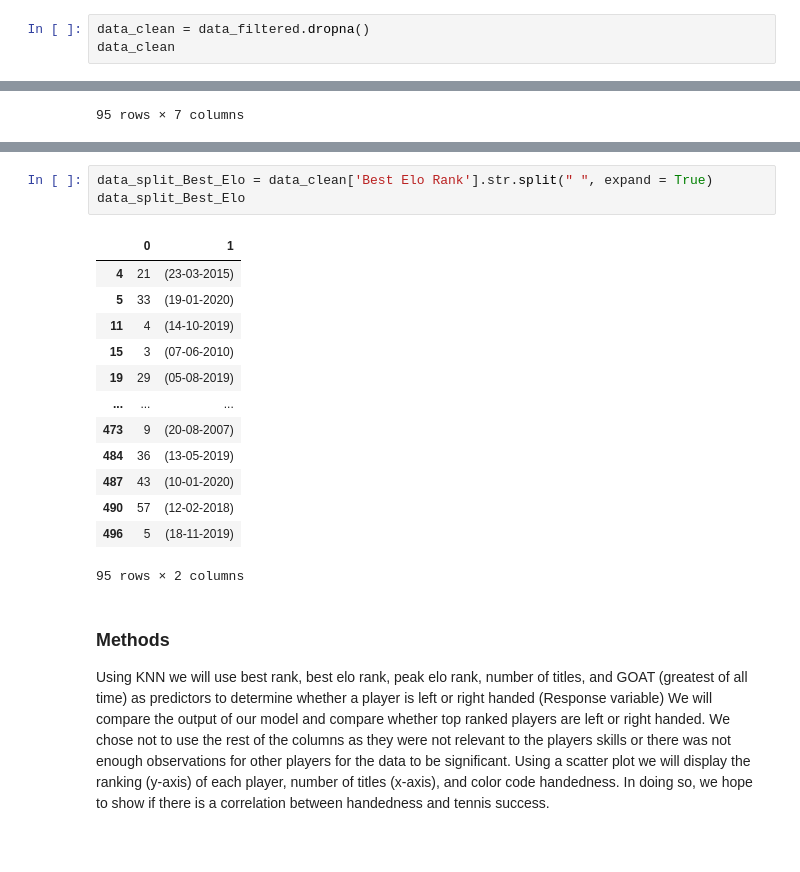
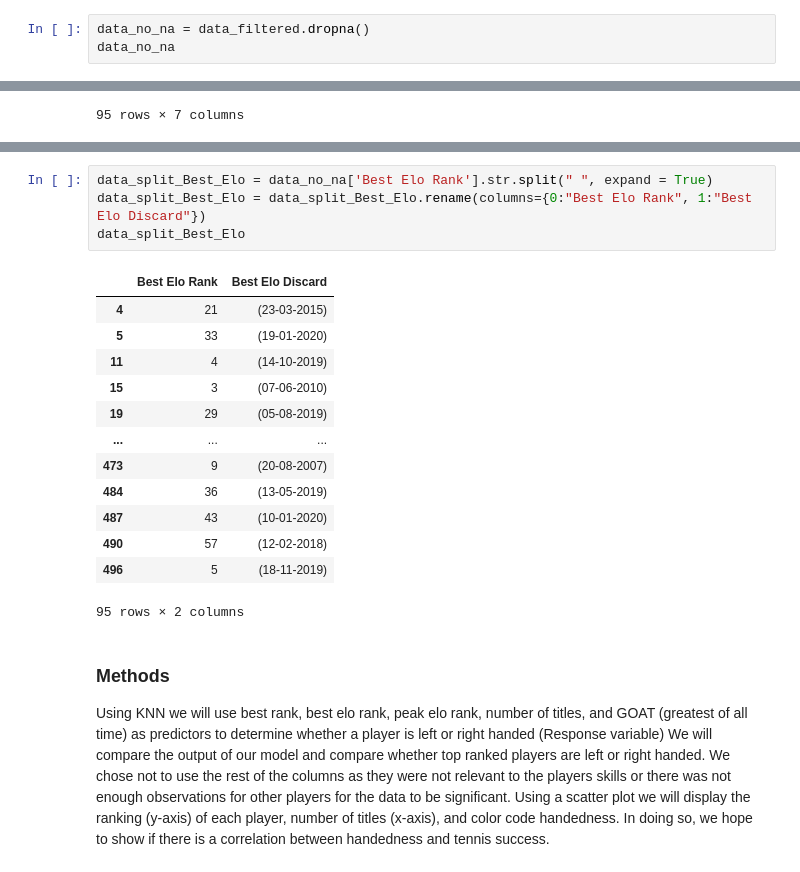
Before and after one commit to Rehnoor/Tennis_Handedness, a Jupyter notebook: Documents/project_proposal.ipynb, the cells around one changed output, grey strips where cells are left out. Drawn from its saved outputs; the diff is of its cells as text.

```diff
--- a/Documents/project_proposal.ipynb
+++ b/Documents/project_proposal.ipynb
@@ -77,6 +91,6 @@ data_filtered
 # %%
-data_clean = data_filtered.dropna()
-data_clean
+data_no_na = data_filtered.dropna()
+data_no_na
 # %% [output]
 |  | Plays | Best Rank | Prize Money | Best Elo Rank | Peak Elo Rating | Titles | GOAT Rank |
 | 4 | Right-handed | 17 (11-01-2016) | US$6,091,971 | 21 (23-03-2015) | 2037 (01-02-2016) | 4.0 | 264 (6) |
@@ -134,8 +152,9 @@ data_split_Peak_Elo
 # %%
-data_split_Best_Elo = data_clean['Best Elo Rank'].str.split(" ", expand = True)
+data_split_Best_Elo = data_no_na['Best Elo Rank'].str.split(" ", expand = True)
+data_split_Best_Elo = data_split_Best_Elo.rename(columns={0:"Best Elo Rank", 1:"Best Elo Discard"})
 data_split_Best_Elo
 # %% [output]
-|  | 0 | 1 |
+|  | Best Elo Rank | Best Elo Discard |
 | 4 | 21 | (23-03-2015) |
 | 5 | 33 | (19-01-2020) |
 | 11 | 4 | (14-10-2019) |
```
Also changed, not shown: parts of 17 cells of this notebook.
